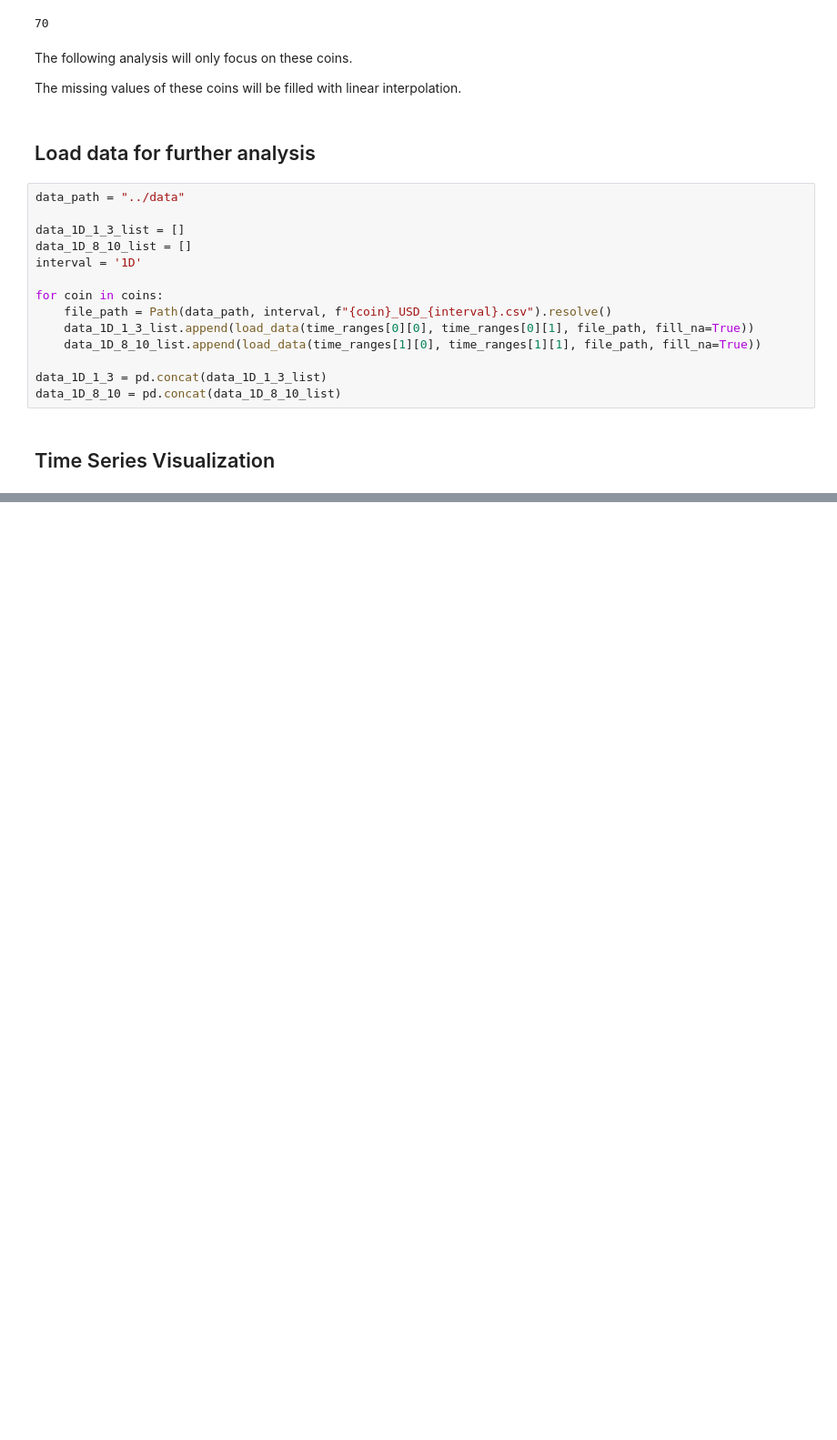
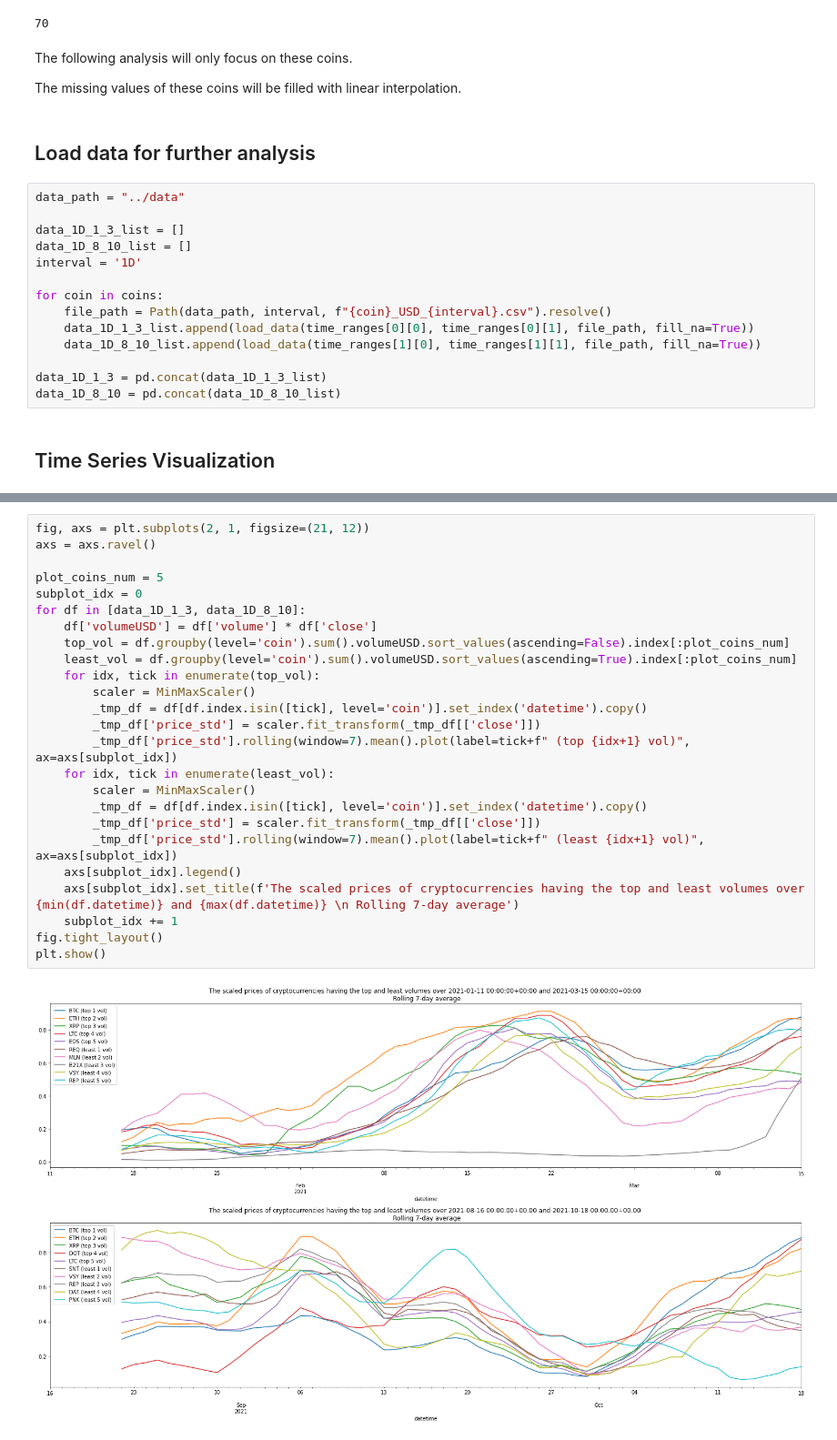
Before and after one commit to codingFerryman/crypto_market_hierarchy_structure, a Jupyter notebook: src/exploration.ipynb, the cells around one changed output, grey strips where cells are left out. Shown at 91% size. Drawn from its saved outputs; the diff is of its cells as text; blank space fills up the shorter version.

```diff
--- a/src/exploration.ipynb
+++ b/src/exploration.ipynb
@@ -105,0 +94,27 @@ plt.show()
+# %%
+fig, axs = plt.subplots(2, 1, figsize=(21, 12))
+axs = axs.ravel()
+
+plot_coins_num = 5
+subplot_idx = 0
+for df in [data_1D_1_3, data_1D_8_10]:
+    df['volumeUSD'] = df['volume'] * df['close']
+    top_vol = df.groupby(level='coin').sum().volumeUSD.sort_values(ascending=False).index[:plot_coins_num]
+    least_vol = df.groupby(level='coin').sum().volumeUSD.sort_values(ascending=True).index[:plot_coins_num]
+    for idx, tick in enumerate(top_vol):
+        scaler = MinMaxScaler()
+        _tmp_df = df[df.index.isin([tick], level='coin')].set_index('datetime').copy()
+        _tmp_df['price_std'] = scaler.fit_transform(_tmp_df[['close']])
+        _tmp_df['price_std'].rolling(window=7).mean().plot(label=tick+f" (top {idx+1} vol)", ax=axs[subplot_idx])
+    for idx, tick in enumerate(least_vol):
+        scaler = MinMaxScaler()
+        _tmp_df = df[df.index.isin([tick], level='coin')].set_index('datetime').copy()
+        _tmp_df['price_std'] = scaler.fit_transform(_tmp_df[['close']])
+        _tmp_df['price_std'].rolling(window=7).mean().plot(label=tick+f" (least {idx+1} vol)", ax=axs[subplot_idx])
+    axs[subplot_idx].legend()
+    axs[subplot_idx].set_title(f'The scaled prices of cryptocurrencies having the top and least volumes over {min(df.datetime)} and {max(df.datetime)} \n Rolling 7-day average')
+    subplot_idx += 1
+fig.tight_layout()
+plt.show()
+# %% [output]
+[figure, added]
```
Also changed, not shown: parts of 2 cells of this notebook.
